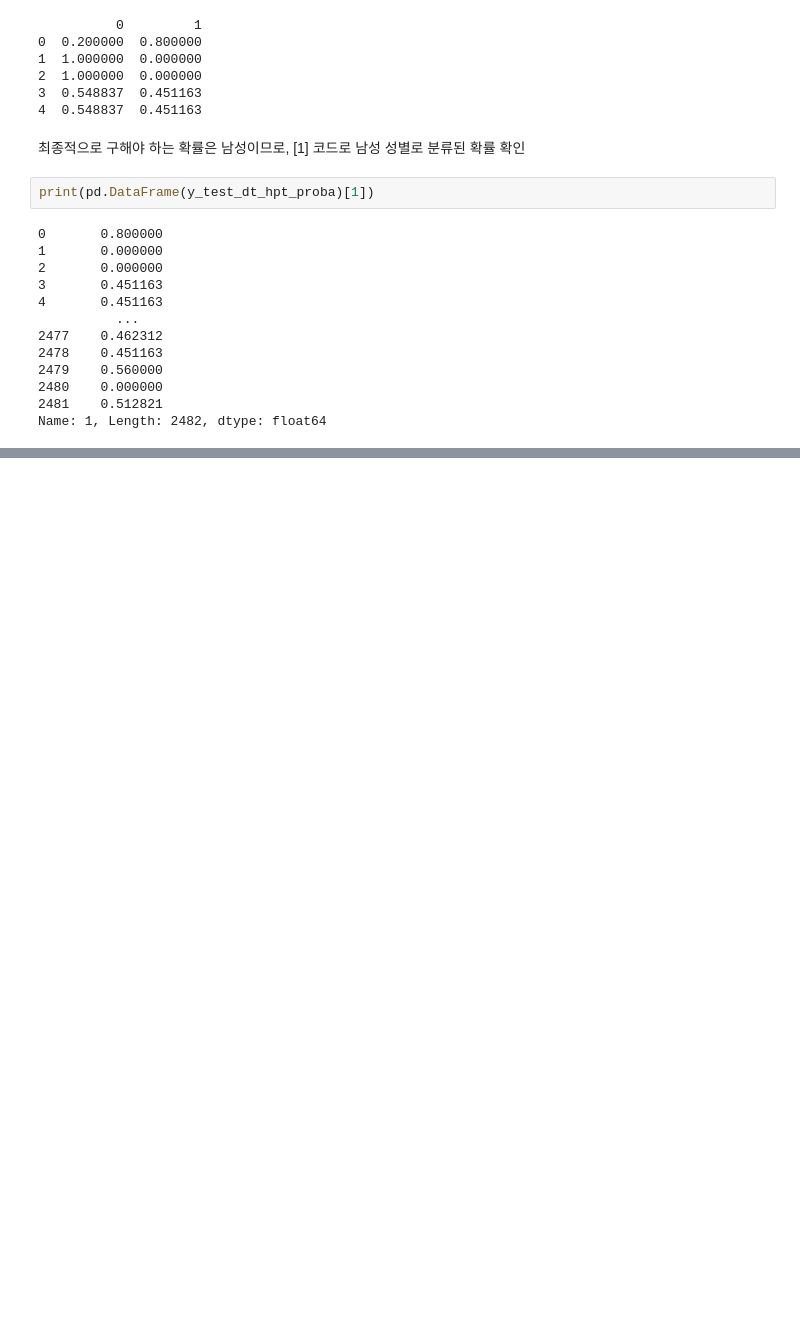
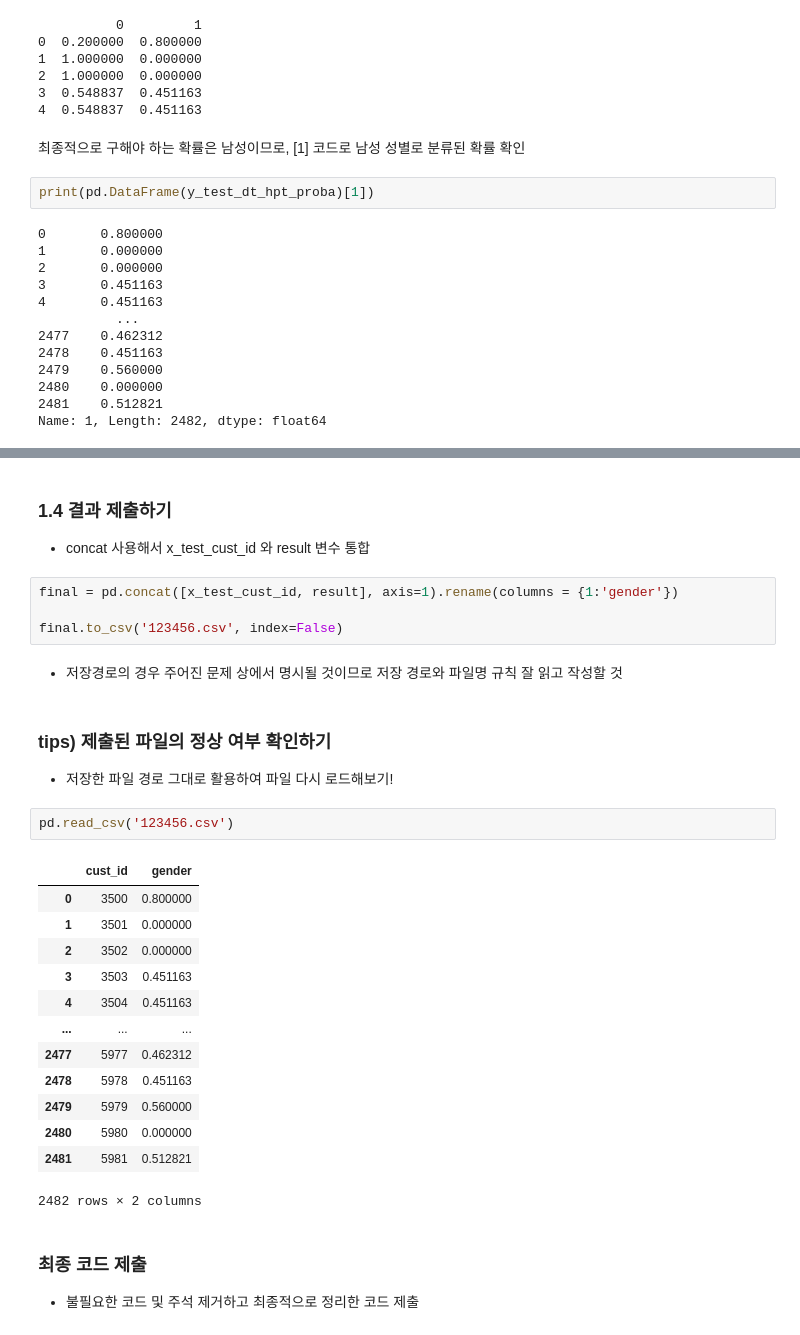
Before and after one commit to eseulLee/python, a Jupyter notebook: study_part05.ipynb, the cells around one changed output, grey strips where cells are left out. Drawn from its saved outputs; the diff is of its cells as text; blank space fills up the shorter version.

```diff
--- a/study_part05.ipynb
+++ b/study_part05.ipynb
@@ -596,0 +710,34 @@ result = pd.DataFrame()
+# %% [markdown]
+### 1.4 결과 제출하기
+
+- concat 사용해서 x_test_cust_id 와 result 변수 통합
+# %%
+final = pd.concat([x_test_cust_id, result], axis=1).rename(columns = {1:'gender'})
+
+final.to_csv('123456.csv', index=False)
+# %% [markdown]
+- 저장경로의 경우 주어진 문제 상에서 명시될 것이므로 저장 경로와 파일명 규칙 잘 읽고 작성할 것
+# %% [markdown]
+### tips) 제출된 파일의 정상 여부 확인하기
+
+- 저장한 파일 경로 그대로 활용하여 파일 다시 로드해보기!
+# %%
+pd.read_csv('123456.csv')
+# %% [output]
+|  | cust_id | gender |
+| 0 | 3500 | 0.800000 |
+| 1 | 3501 | 0.000000 |
+| 2 | 3502 | 0.000000 |
+| 3 | 3503 | 0.451163 |
+| 4 | 3504 | 0.451163 |
+| ... | ... | ... |
+| 2477 | 5977 | 0.462312 |
+| 2478 | 5978 | 0.451163 |
+| 2479 | 5979 | 0.560000 |
+| 2480 | 5980 | 0.000000 |
+| 2481 | 5981 | 0.512821 |
+2482 rows × 2 columns
+# %% [markdown]
+### 최종 코드 제출
+
+- 불필요한 코드 및 주석 제거하고 최종적으로 정리한 코드 제출
```
Also changed, not shown: parts of 12 cells of this notebook.
